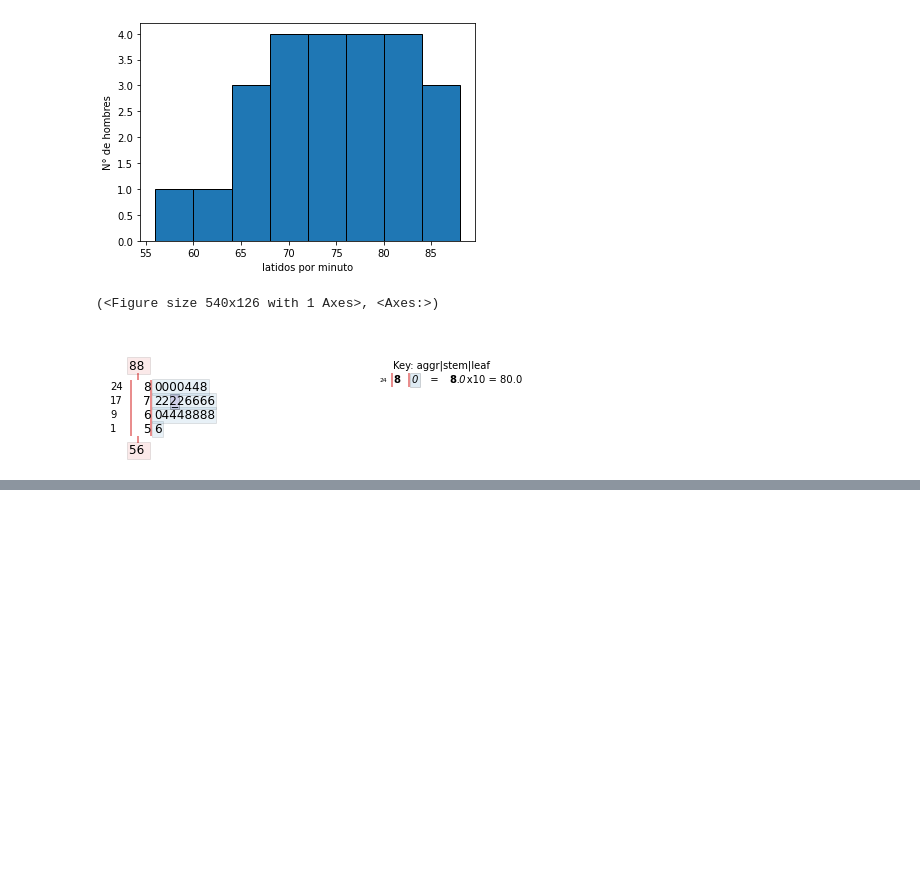
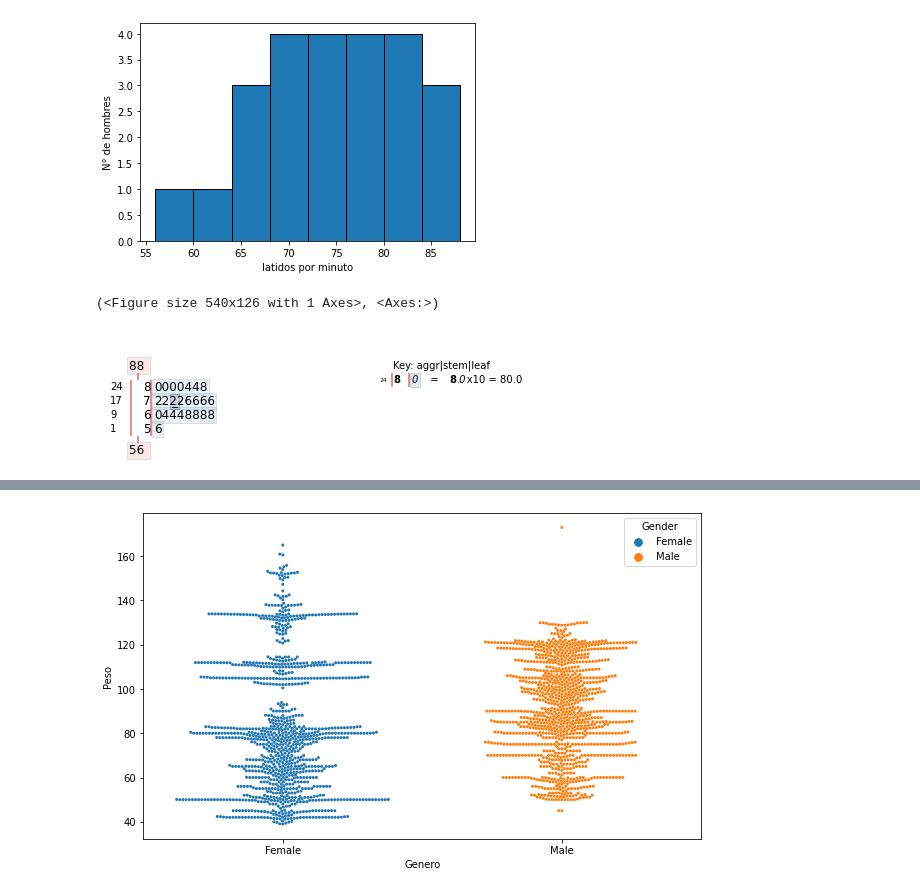
Before and after one commit to waalzate/StatisticsJalaT1M3, a Jupyter notebook: Semana2-RepresentacionesVisuales/Semana2_RepresentacionesVisuales.ipynb, the cells around one changed output, grey strips where cells are left out. Saved outputs shown, nothing was run; the diff lists cells and outputs as text; code cells hidden in the pictures; blank space fills up the shorter version.

```diff
--- a/Semana2-RepresentacionesVisuales/Semana2_RepresentacionesVisuales.ipynb
+++ b/Semana2-RepresentacionesVisuales/Semana2_RepresentacionesVisuales.ipynb
@@ -858,0 +870,19 @@ stemgraphic.stem_graphic(ritmo, scale = 10)
+# %%
+import seaborn as sns
+
+
+plt.figure(figsize=(10, 6))  # Cambia el tamaño a 10 unidades de ancho y 6 de alto
+
+#df  = pd.read_csv('notasu.csv',sep=';')
+
+
+# Create bee swarm plot with Seaborn's default settings
+_ = sns.swarmplot(x= 'Gender', y= 'Weight', data =df, hue ='Gender',size=3)
+
+# Label the axes
+_ = plt.xlabel('Genero')
+_ = plt.ylabel('Peso')
+# Show the plot
+plt.show()
+# %% [output]
+[figure, added]
```
Also changed, not shown: parts of 7 cells of this notebook, 10 other files.
